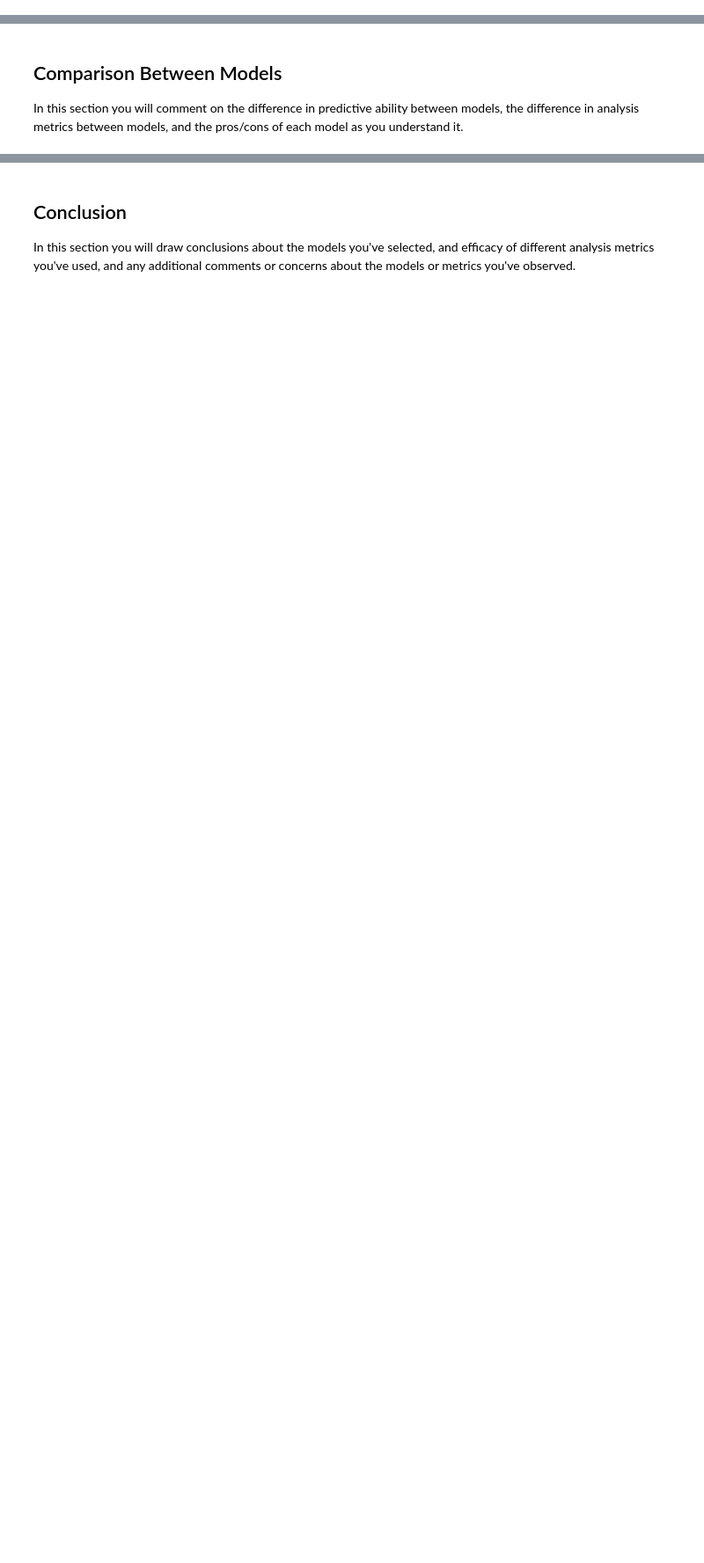
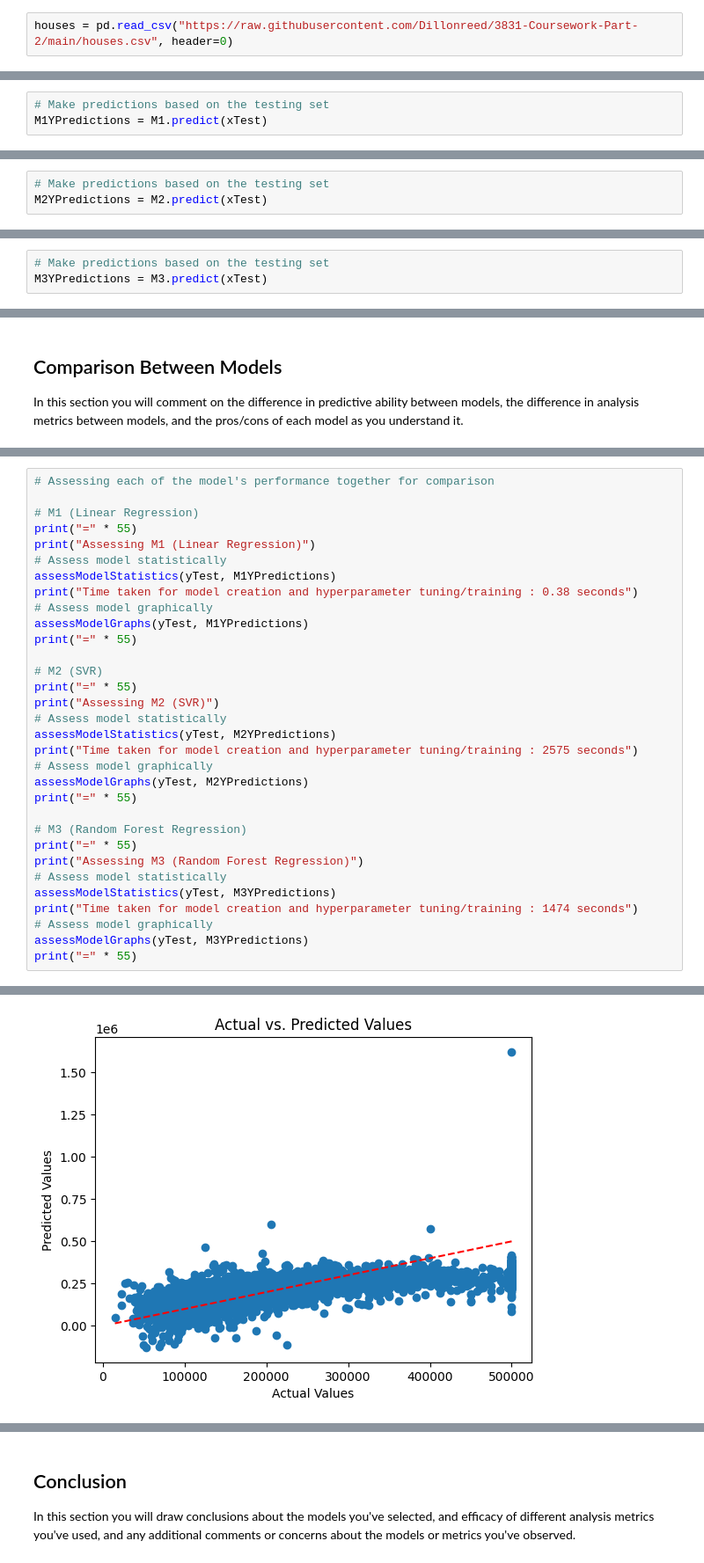
Before and after one commit to Dillonreed/3831-Coursework-Part-2, a Jupyter notebook: 3831_Coursework_Part_2.ipynb, the cells around one changed output, grey strips where cells are left out. Shown at 88% size. Drawn from its saved outputs; the diff is of its cells as text; blank space fills up the shorter version.

Commit message:
Finalized - running to get hyperparameter tuning outputs/final check

```diff
--- a/3831_Coursework_Part_2.ipynb
+++ b/3831_Coursework_Part_2.ipynb
@@ -91,0 +97,2 @@ Think about the metrics and scoring received from the training and testing compo
+# %%
+houses = pd.read_csv("https://raw.githubusercontent.com/Dillonreed/3831-Coursework-Part-2/main/houses.csv", header=0)
@@ -91,0 +461,3 @@ Think about the metrics and scoring received from the training and testing compo
+# %%
+# Make predictions based on the testing set
+M1YPredictions = M1.predict(xTest)
@@ -91,0 +565,3 @@ Think about the metrics and scoring received from the training and testing compo
+# %%
+# Make predictions based on the testing set
+M2YPredictions = M2.predict(xTest)
@@ -91,0 +675,3 @@ Think about the metrics and scoring received from the training and testing compo
+# %%
+# Make predictions based on the testing set
+M3YPredictions = M3.predict(xTest)
@@ -103,0 +788,33 @@ Think about the models and analysis metrics you've gathered, and suggest the pos
+# %%
+# Assessing each of the model's performance together for comparison
+
+# M1 (Linear Regression)
+print("=" * 55)
+print("Assessing M1 (Linear Regression)")
+# Assess model statistically
+assessModelStatistics(yTest, M1YPredictions)
+print("Time taken for model creation and hyperparameter tuning/training : 0.38 seconds")
+# Assess model graphically
+assessModelGraphs(yTest, M1YPredictions)
+print("=" * 55)
+
+# M2 (SVR)
+print("=" * 55)
+print("Assessing M2 (SVR)")
+# Assess model statistically
+assessModelStatistics(yTest, M2YPredictions)
+print("Time taken for model creation and hyperparameter tuning/training : 2575 seconds")
+# Assess model graphically
+assessModelGraphs(yTest, M2YPredictions)
+print("=" * 55)
+
+# M3 (Random Forest Regression)
+print("=" * 55)
+print("Assessing M3 (Random Forest Regression)")
+# Assess model statistically
+assessModelStatistics(yTest, M3YPredictions)
+print("Time taken for model creation and hyperparameter tuning/training : 1474 seconds")
+# Assess model graphically
+assessModelGraphs(yTest, M3YPredictions)
+print("=" * 55)
+# %% [output]
@@ -103,0 +827 @@ Think about the models and analysis metrics you've gathered, and suggest the pos
+[figure, added]
```
Also changed, not shown: parts of 125 cells of this notebook.
